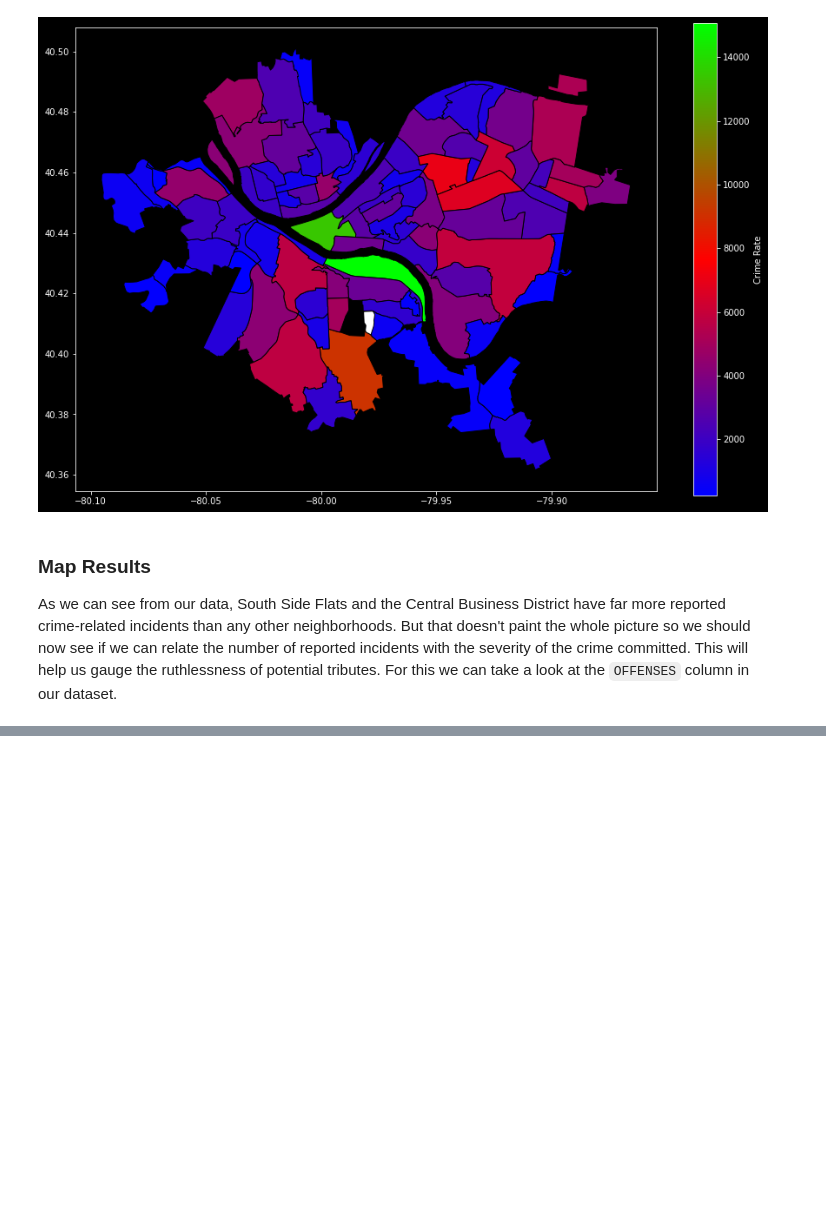
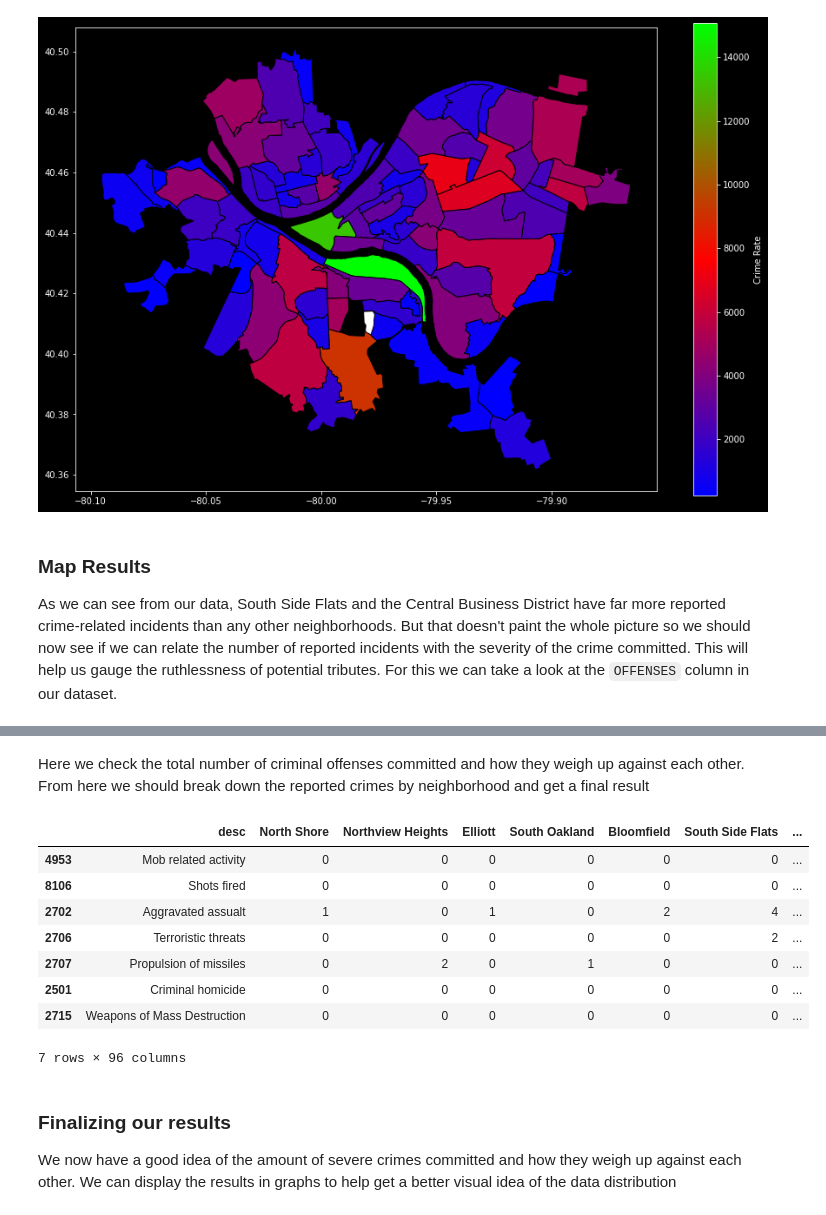
Before and after one commit to ivanbond-tech/CMPINF-Final-Project, a Jupyter notebook: main.ipynb, the cells around one changed output, grey strips where cells are left out. Cells and saved outputs as stored; diff of their text form; code cells hidden in the pictures; blank space fills up the shorter version.

```diff
--- a/main.ipynb
+++ b/main.ipynb
@@ -128,0 +148,17 @@ crime_map.plot(column='num_incidents',     # set the data to be used for colorin
+# %%
+# look through data to find certain codes for offenses
+codes = [
+    '2715', # Weapons of Mass Destruction
+    '2706', # Terroristic threats
+    '4953', # Mob related activity
+    '8106', # Shots fired
+    '2702', # Aggravated assualt
+    '2501', # Criminal homicide
+    '2707', # Propulsion of missiles
+]
+
+pat = '|'.join(codes)
+query_mask = data['OFFENSES'].str.contains(pat, na=False, case=False)
+data = data[query_mask]
+
+data['INCIDENTNEIGHBORHOOD'].value_counts()
@@ -128,0 +231,42 @@ crime_map.plot(column='num_incidents',     # set the data to be used for colorin
+# %% [markdown]
+<p>Here we check the total number of criminal offenses committed and how they weigh up against each other. From here we should break down the reported crimes by neighborhood and get a final result</p>
+# %%
+def get_neighborhood_index(counter):
+    area = data.iloc[counter][6]
+    for i in range(len(hoods_as_cols)):
+        if area == hoods_as_cols[i]:
+            return hoods_as_cols[i]
+
+
+hoods_as_cols = data.INCIDENTNEIGHBORHOOD.unique()
+hoods_as_cols = pd.Series(hoods_as_cols)
+
+combined_data = pd.DataFrame(data=0, index=order, columns=hoods_as_cols)
+combined_data.insert(0, "desc", desc)
+combined_data['total'] = 0
+combined_data['weighted_total'] = 0
+
+
+counter = 0
+for i in data.OFFENSES:
+    for j in range(7):
+        if order[j] in i:
+            col = get_neighborhood_index(counter)
+            if col is not None:
+                combined_data.loc[order[j], col]+=1
+                combined_data.loc[order[j], "total"]+=1
+                counter+=1
+combined_data
+# %% [output]
+|  | desc | North Shore | Northview Heights | Elliott | South Oakland | Bloomfield | South Side Flats | ... |
+| 4953 | Mob related activity | 0 | 0 | 0 | 0 | 0 | 0 | ... |
+| 8106 | Shots fired | 0 | 0 | 0 | 0 | 0 | 0 | ... |
+| 2702 | Aggravated assualt | 1 | 0 | 1 | 0 | 2 | 4 | ... |
+| 2706 | Terroristic threats | 0 | 0 | 0 | 0 | 0 | 2 | ... |
+| 2707 | Propulsion of missiles | 0 | 2 | 0 | 1 | 0 | 0 | ... |
+| 2501 | Criminal homicide | 0 | 0 | 0 | 0 | 0 | 0 | ... |
+| 2715 | Weapons of Mass Destruction | 0 | 0 | 0 | 0 | 0 | 0 | ... |
+7 rows × 96 columns
+# %% [markdown]
+<h3>Finalizing our results</h3>
+<p>We now have a good idea of the amount of severe crimes committed and how they weigh up against each other. We can display the results in graphs to help get a better visual idea of the data distribution</p>
```
Also changed, not shown: parts of 6 cells of this notebook.
